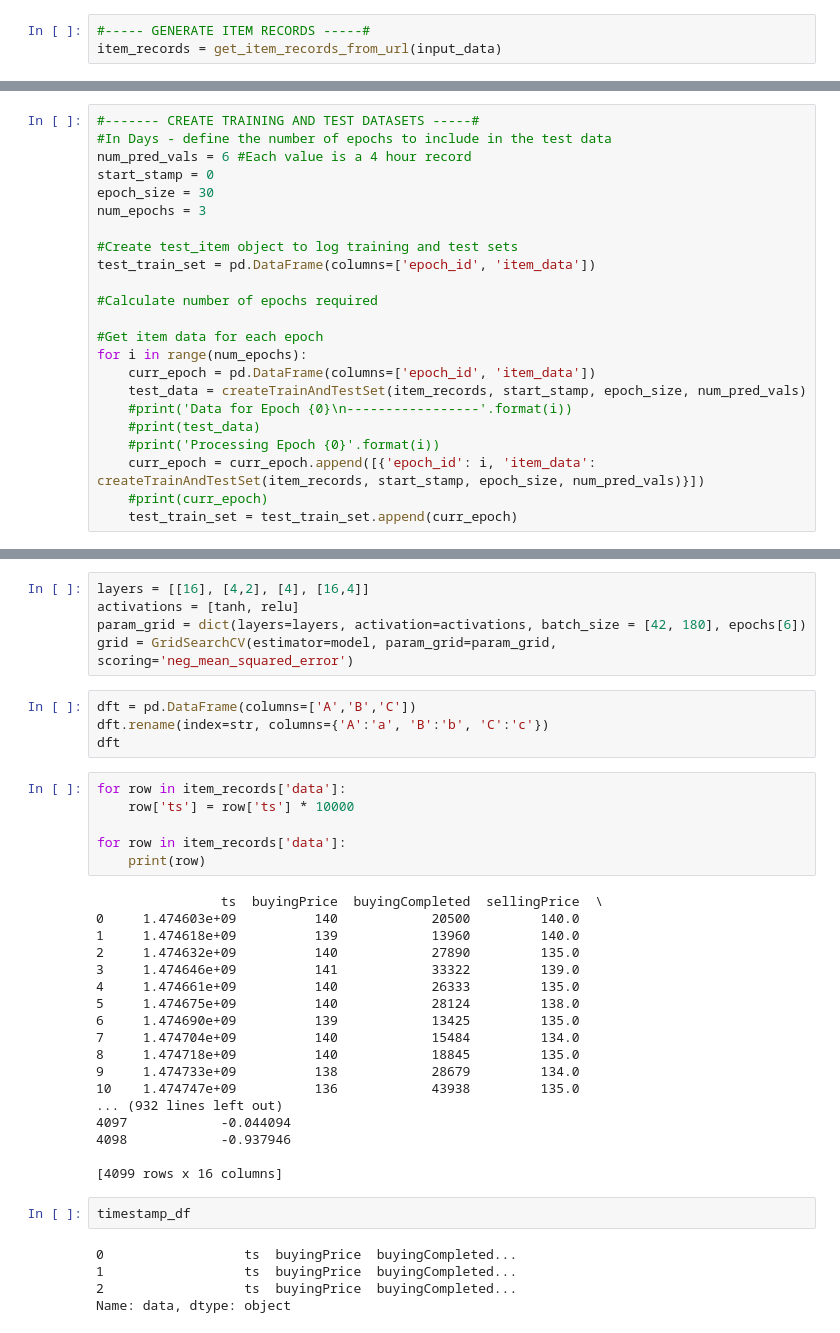
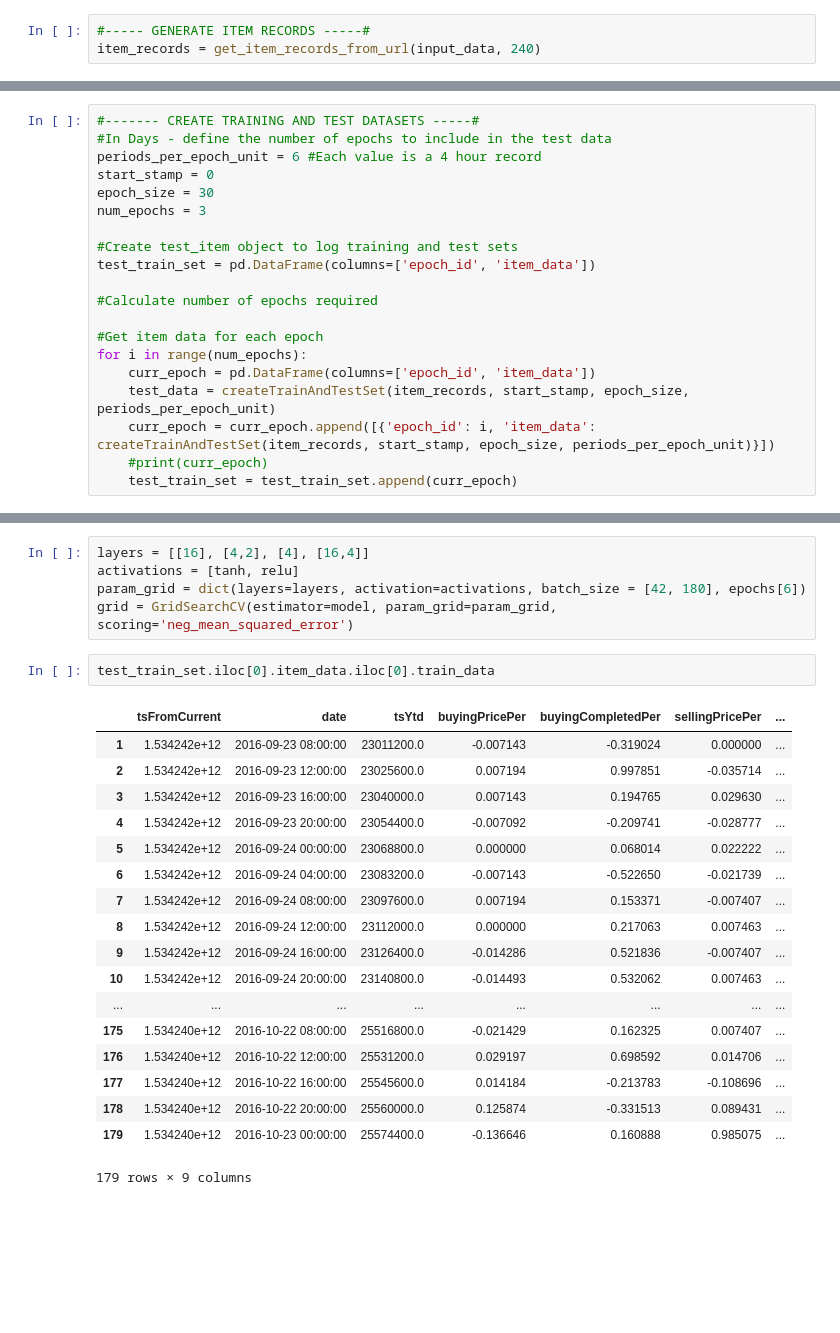
Before and after one commit to ncasale/rs-rnn-bot, a Jupyter notebook: notebook.ipynb, the cells around one changed output, grey strips where cells are left out. Cells and saved outputs as stored; diff of their text form; blank space fills up the shorter version.

Commit message:
Data all prepped for training - main.py updated

```diff
--- a/notebook.ipynb
+++ b/notebook.ipynb
@@ -264,6 +220,6 @@ Item List generated by name:
 # Generate Item Records
 # %%
 #----- GENERATE ITEM RECORDS -----#
-item_records = get_item_records_from_url(input_data)
+item_records = get_item_records_from_url(input_data, 240)
 # %% [output]
 Querying API for Leather data. Item Id: 1741
@@ -293,7 +237,7 @@ generate_train_and_test_deltas(item_records)
 # %%
 #------- CREATE TRAINING AND TEST DATASETS -----#
 #In Days - define the number of epochs to include in the test data
-num_pred_vals = 6 #Each value is a 4 hour record
+periods_per_epoch_unit = 6 #Each value is a 4 hour record
 start_stamp = 0
 epoch_size = 30
 num_epochs = 3
@@ -306,11 +250,8 @@ test_train_set = pd.DataFrame(columns=['epoch_id', 'item_data'])
 #Get item data for each epoch
 for i in range(num_epochs):
     curr_epoch = pd.DataFrame(columns=['epoch_id', 'item_data'])
-    test_data = createTrainAndTestSet(item_records, start_stamp, epoch_size, num_pred_vals)
-    #print('Data for Epoch {0}\n-----------------'.format(i))
-    #print(test_data)
-    #print('Processing Epoch {0}'.format(i))
-    curr_epoch = curr_epoch.append([{'epoch_id': i, 'item_data': createTrainAndTestSet(item_records, start_stamp, epoch_size, num_pred_vals)}])
+    test_data = createTrainAndTestSet(item_records, start_stamp, epoch_size, periods_per_epoch_unit)
+    curr_epoch = curr_epoch.append([{'epoch_id': i, 'item_data': createTrainAndTestSet(item_records, start_stamp, epoch_size, periods_per_epoch_unit)}])
     #print(curr_epoch)
     test_train_set = test_train_set.append(curr_epoch)
 # %% [output]
@@ -369,38 +297,24 @@ layers = [[16], [4,2], [4], [16,4]]
 activations = [tanh, relu]
 param_grid = dict(layers=layers, activation=activations, batch_size = [42, 180], epochs[6])
 grid = GridSearchCV(estimator=model, param_grid=param_grid, scoring='neg_mean_squared_error')
-# %%
-dft = pd.DataFrame(columns=['A','B','C'])
-dft.rename(index=str, columns={'A':'a', 'B':'b', 'C':'c'})
-dft
-# %%
-for row in item_records['data']:
-    row['ts'] = row['ts'] * 10000
-
-for row in item_records['data']:
-    print(row)
-# %% [output]
-                ts  buyingPrice  buyingCompleted  sellingPrice  \
-0     1.474603e+09          140            20500         140.0
-1     1.474618e+09          139            13960         140.0
-2     1.474632e+09          140            27890         135.0
-3     1.474646e+09          141            33322         139.0
-4     1.474661e+09          140            26333         135.0
-5     1.474675e+09          140            28124         138.0
-6     1.474690e+09          139            13425         135.0
-7     1.474704e+09          140            15484         134.0
-8     1.474718e+09          140            18845         135.0
-9     1.474733e+09          138            28679         134.0
-10    1.474747e+09          136            43938         135.0
-... (932 lines left out)
-4097            -0.044094
-4098            -0.937946
-
-[4099 rows x 16 columns]
-# %%
-timestamp_df
-# %% [output]
-0                  ts  buyingPrice  buyingCompleted...
-1                  ts  buyingPrice  buyingCompleted...
-2                  ts  buyingPrice  buyingCompleted...
-Name: data, dtype: object
+# %%
+test_train_set.iloc[0].item_data.iloc[0].train_data
+# %% [output]
+|  | tsFromCurrent | date | tsYtd | buyingPricePer | buyingCompletedPer | sellingPricePer | ... |
+| 1 | 1.534242e+12 | 2016-09-23 08:00:00 | 23011200.0 | -0.007143 | -0.319024 | 0.000000 | ... |
+| 2 | 1.534242e+12 | 2016-09-23 12:00:00 | 23025600.0 | 0.007194 | 0.997851 | -0.035714 | ... |
+| 3 | 1.534242e+12 | 2016-09-23 16:00:00 | 23040000.0 | 0.007143 | 0.194765 | 0.029630 | ... |
+| 4 | 1.534242e+12 | 2016-09-23 20:00:00 | 23054400.0 | -0.007092 | -0.209741 | -0.028777 | ... |
+| 5 | 1.534242e+12 | 2016-09-24 00:00:00 | 23068800.0 | 0.000000 | 0.068014 | 0.022222 | ... |
+| 6 | 1.534242e+12 | 2016-09-24 04:00:00 | 23083200.0 | -0.007143 | -0.522650 | -0.021739 | ... |
+| 7 | 1.534242e+12 | 2016-09-24 08:00:00 | 23097600.0 | 0.007194 | 0.153371 | -0.007407 | ... |
+| 8 | 1.534242e+12 | 2016-09-24 12:00:00 | 23112000.0 | 0.000000 | 0.217063 | 0.007463 | ... |
+| 9 | 1.534242e+12 | 2016-09-24 16:00:00 | 23126400.0 | -0.014286 | 0.521836 | -0.007407 | ... |
+| 10 | 1.534242e+12 | 2016-09-24 20:00:00 | 23140800.0 | -0.014493 | 0.532062 | 0.007463 | ... |
+| ... | ... | ... | ... | ... | ... | ... | ... |
+| 175 | 1.534240e+12 | 2016-10-22 08:00:00 | 25516800.0 | -0.021429 | 0.162325 | 0.007407 | ... |
+| 176 | 1.534240e+12 | 2016-10-22 12:00:00 | 25531200.0 | 0.029197 | 0.698592 | 0.014706 | ... |
+| 177 | 1.534240e+12 | 2016-10-22 16:00:00 | 25545600.0 | 0.014184 | -0.213783 | -0.108696 | ... |
+| 178 | 1.534240e+12 | 2016-10-22 20:00:00 | 25560000.0 | 0.125874 | -0.331513 | 0.089431 | ... |
+| 179 | 1.534240e+12 | 2016-10-23 00:00:00 | 25574400.0 | -0.136646 | 0.160888 | 0.985075 | ... |
+179 rows × 9 columns
```
Also changed, not shown: parts of 6 cells of this notebook, 1 other file.
